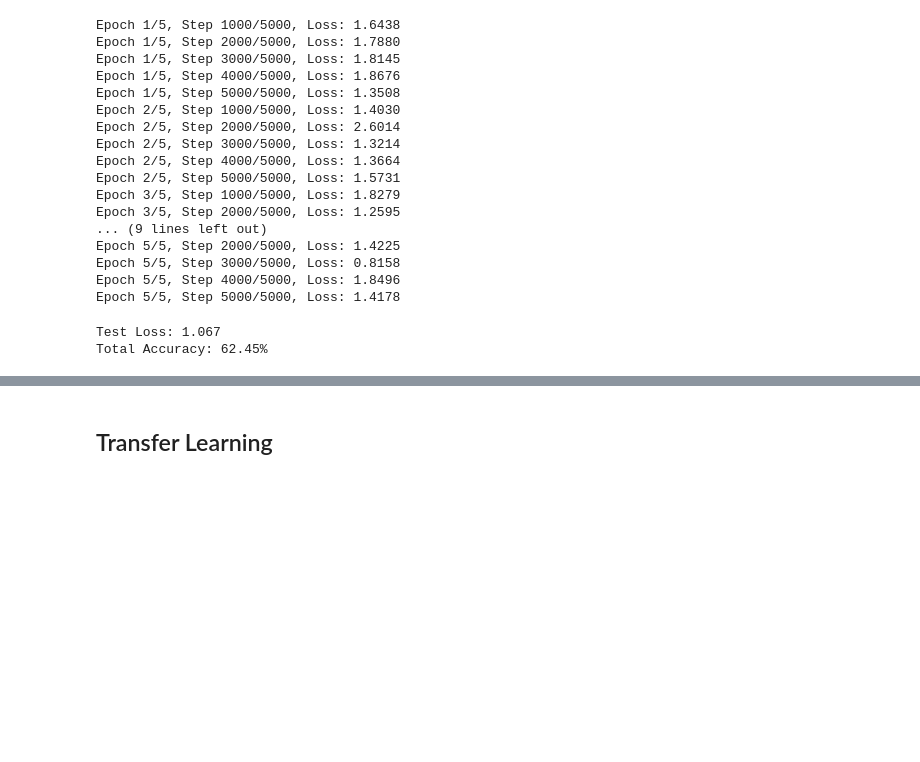
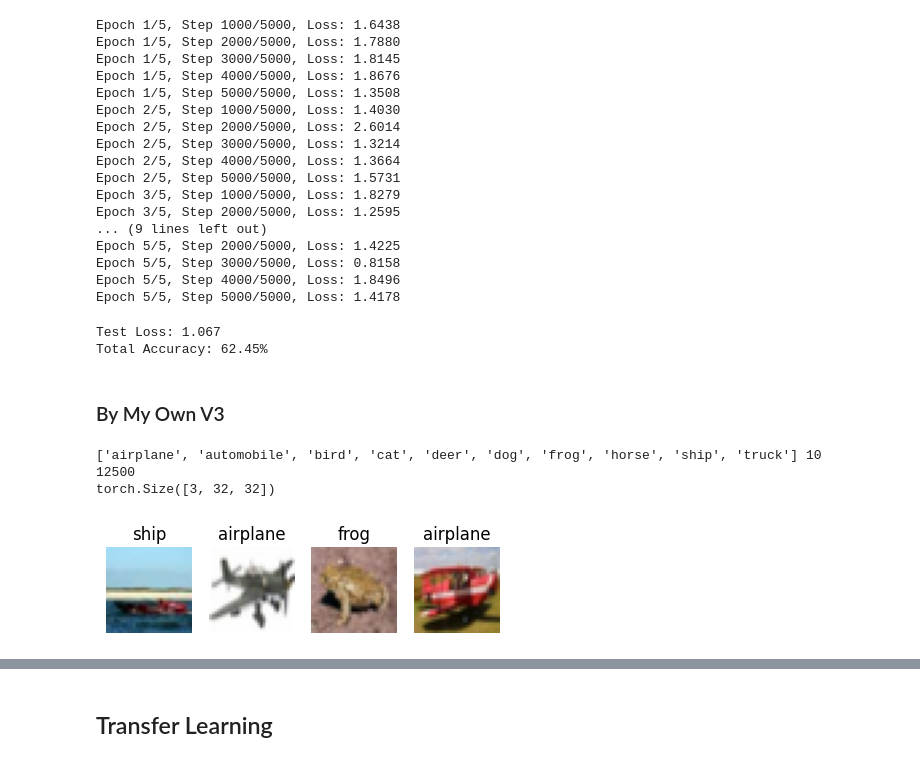
Before and after one commit to EitanBakirov/GenetiSched, a Jupyter notebook: PyTorch_and_NN.ipynb, the cells around one changed output, grey strips where cells are left out. Saved outputs shown, nothing was run; the diff lists cells and outputs as text; code cells hidden in the pictures; blank space fills up the shorter version.

```diff
--- a/PyTorch_and_NN.ipynb
+++ b/PyTorch_and_NN.ipynb
@@ -3578,3 +3578,81 @@ print(f"Total Accuracy: {total_hits/total_samples*100:.2f}%")
 # %% [output]
 Test Loss: 1.067
 Total Accuracy: 62.45%
+# %% [markdown]
+### By My Own V3
+# %%
+# Multi Class Classification Problem
+# Computer Vision problem
+# Classifier - Convolutional Neural Net (CNN)
+# Dataset - Cifar10
+
+# Imports
+# Prepare Data - load data + dataloader
+# Design Model
+# Instantiate Model
+# Define Loss + Optimizer
+# Train model (loop)
+  # Feed Forward
+  # Backpropagation
+  # Update weights
+  # Print loss after several steps
+# Evaluate Model
+
+
+
+# Imports
+import torch
+import torch.nn as nn
+import torchvision
+
+from torchvision.datasets import CIFAR10
+import torchvision.transforms as transforms
+from torch.utils.data import DataLoader
+
+import matplotlib.pyplot as plt
+
+mean = (0.5, 0.5, 0.5)
+std = (0.25, 0.25, 0.25)
+
+transform_train = transforms.Compose([
+    transforms.RandomResizedCrop(224),
+    transforms.RandomHorizontalFlip(),
+    transforms.ToTensor(), # 0-255 -> 0-1
+    transforms.Normalize(mean=mean, std=std) # -1-1 / -2-2 (second)
+])
+
+transform_test = transforms.Compose([
+    transforms.Resize(256),
+    transforms.CenterCrop(224),
+    transforms.ToTensor(),
+    transforms.Normalize(mean, std)
+])
+
+# Prepare Data - load data + dataloader
+train_data_cifar10 = CIFAR10(root="data", train=True, transform=transform, download=True)
+test_data_cifar10 = CIFAR10(root="data", train=False, transform=transform, download=True)
+
+classes = train_data_cifar10.classes
+print(classes, len(classes))
+
+batch_size = 4
+
+train_loader = DataLoader(train_data_cifar10, batch_size=batch_size, shuffle=True)
+test_loader = DataLoader(test_data_cifar10, batch_size=batch_size, shuffle=True)
+
+print(len(train_loader))
+
+images, labels = next(iter(train_loader))
+print(images[0].shape)
+
+for i in range(4):
+  plt.subplot(2, 5, i+1)
+  images
+  plt.imshow(images[i].permute(1, 2, 0)* torch.tensor(std) + torch.tensor(mean))
+  plt.title(classes[labels[i]])
+  plt.axis(False)
+# %% [output]
+['airplane', 'automobile', 'bird', 'cat', 'deer', 'dog', 'frog', 'horse', 'ship', 'truck'] 10
+12500
+torch.Size([3, 32, 32])
+[figure, added]
```
Also changed, not shown: parts of 3 cells of this notebook.
